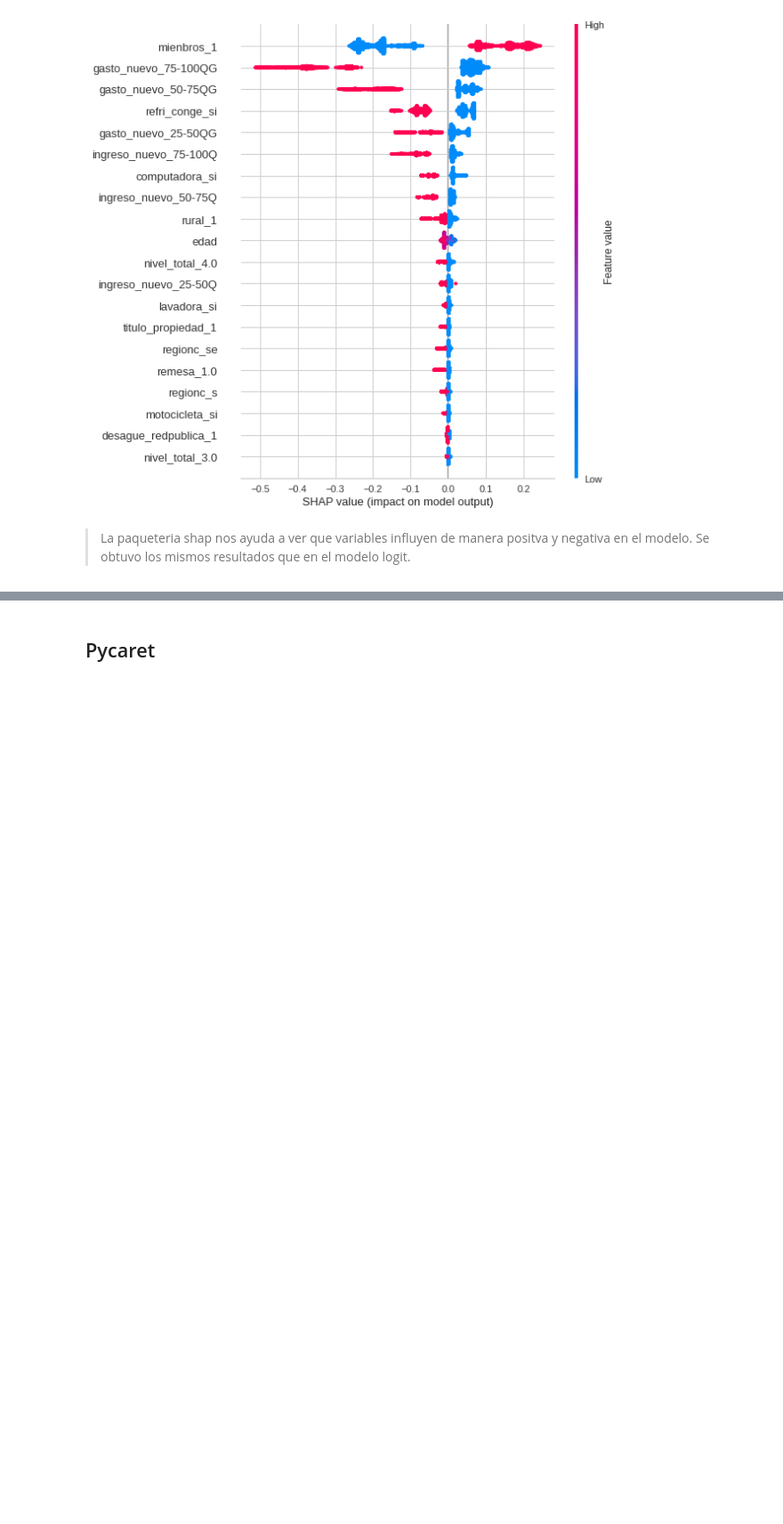
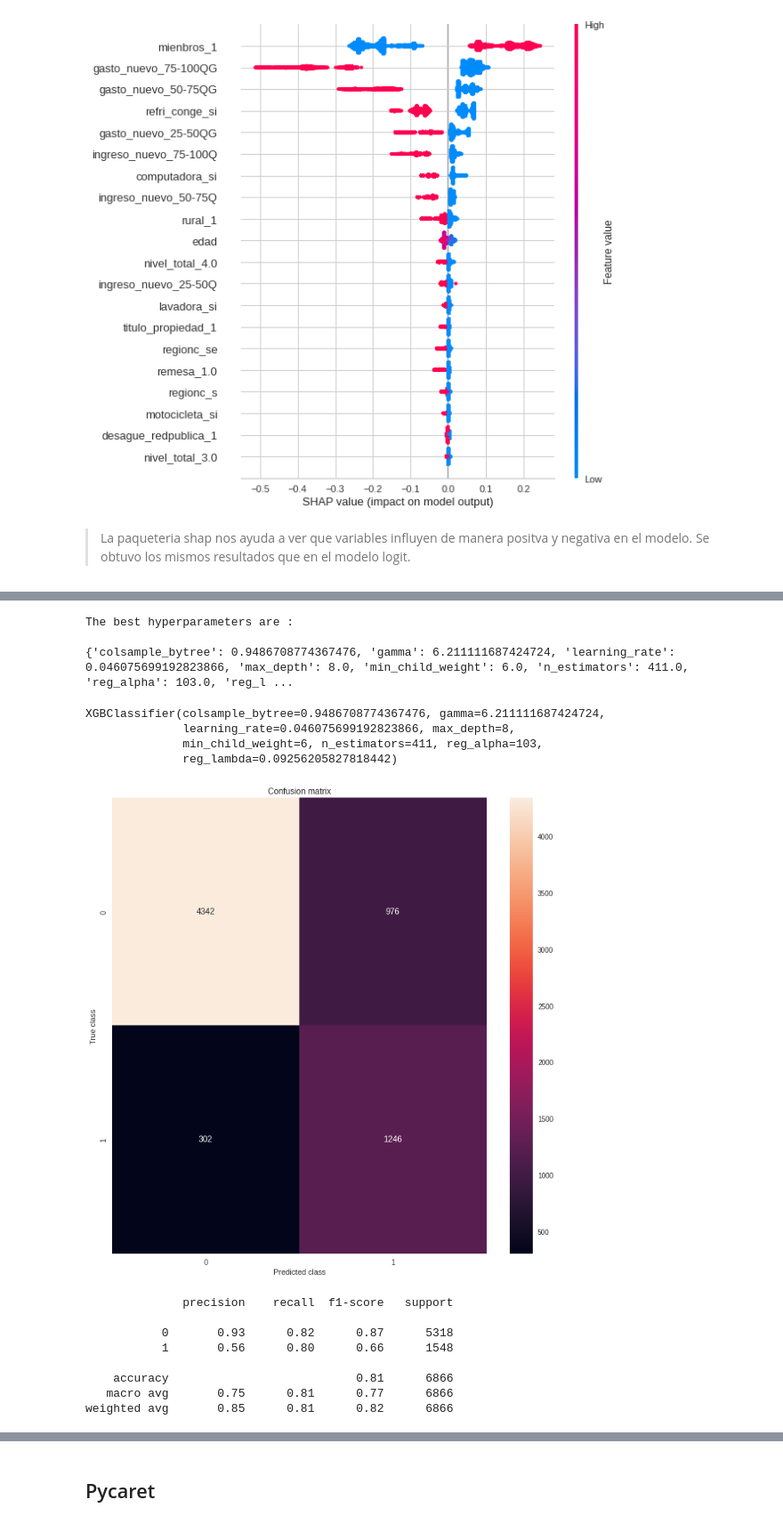
Before and after one commit to sebas-prog/Econometria-, a Jupyter notebook: Proyecto_final_de_enaho.ipynb, the cells around one changed output, grey strips where cells are left out. Shown at 89% size. Saved outputs shown, nothing was run; the diff lists cells and outputs as text; code cells hidden in the pictures; blank space fills up the shorter version.

```diff
--- a/Proyecto_final_de_enaho.ipynb
+++ b/Proyecto_final_de_enaho.ipynb
@@ -933,0 +997,32 @@ shap.summary_plot(shap_values[1], X_test1)
+# %%
+print("The best hyperparameters are : ","\n")
+print(best_hyperparams)
+# %% [output]
+The best hyperparameters are :
+
+{'colsample_bytree': 0.9486708774367476, 'gamma': 6.211111687424724, 'learning_rate': 0.046075699192823866, 'max_depth': 8.0, 'min_child_weight': 6.0, 'n_estimators': 411.0, 'reg_alpha': 103.0, 'reg_l ...
+# %%
+modelo1 = XGBClassifier(colsample_bytree =0.9486708774367476, gamma= 6.211111687424724,
+                        max_depth= 8, min_child_weight= 6, reg_alpha= 103,n_estimators=411,
+                        reg_lambda= 0.09256205827818442,
+                        learning_rate= 0.046075699192823866)
+# %%
+modelo1.fit(X_train_res, y_train_res)
+# %% [output]
+XGBClassifier(colsample_bytree=0.9486708774367476, gamma=6.211111687424724,
+              learning_rate=0.046075699192823866, max_depth=8,
+              min_child_weight=6, n_estimators=411, reg_alpha=103,
+              reg_lambda=0.09256205827818442)
+# %%
+pred_y = modelo1.predict(X_test1)
+mostrar_resultados(y_test1, pred_y)
+# %% [output]
+[figure, added]
+              precision    recall  f1-score   support
+
+           0       0.93      0.82      0.87      5318
+           1       0.56      0.80      0.66      1548
+
+    accuracy                           0.81      6866
+   macro avg       0.75      0.81      0.77      6866
+weighted avg       0.85      0.81      0.82      6866
```
Also changed, not shown: parts of 27 cells of this notebook.
